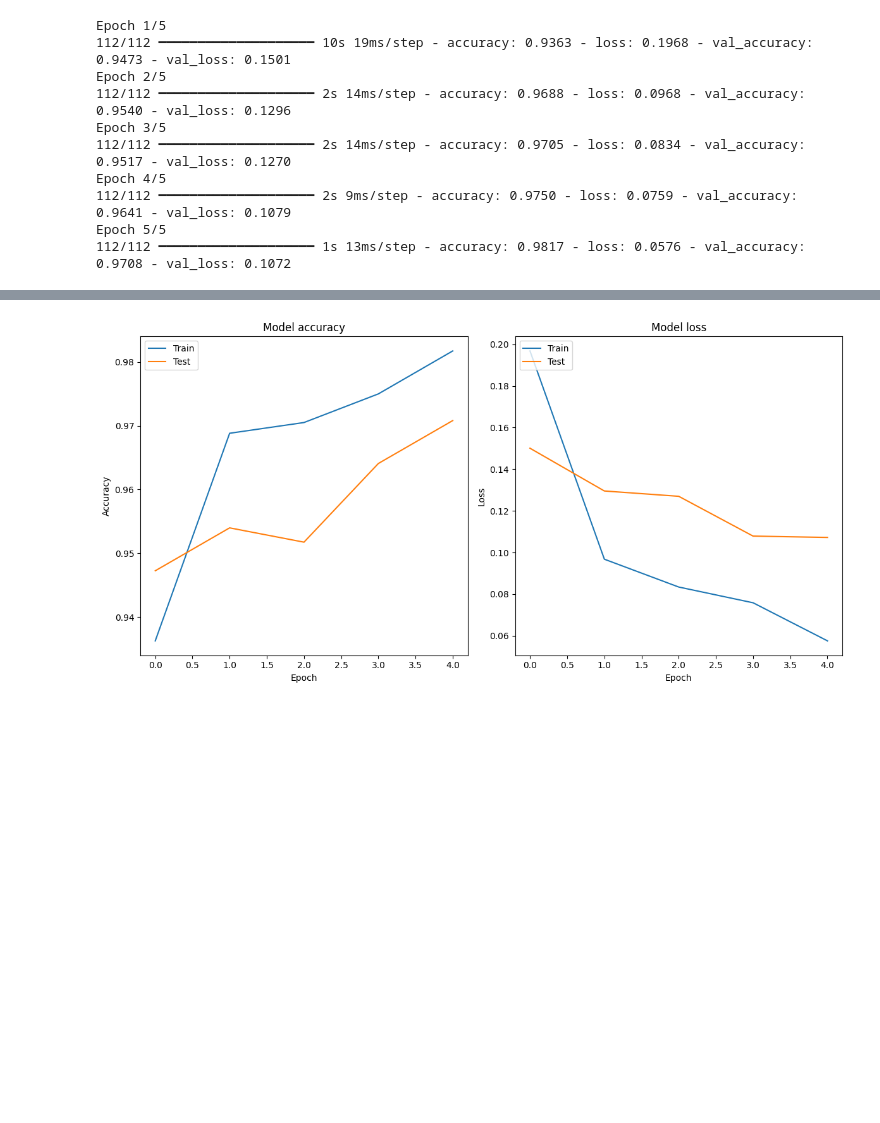
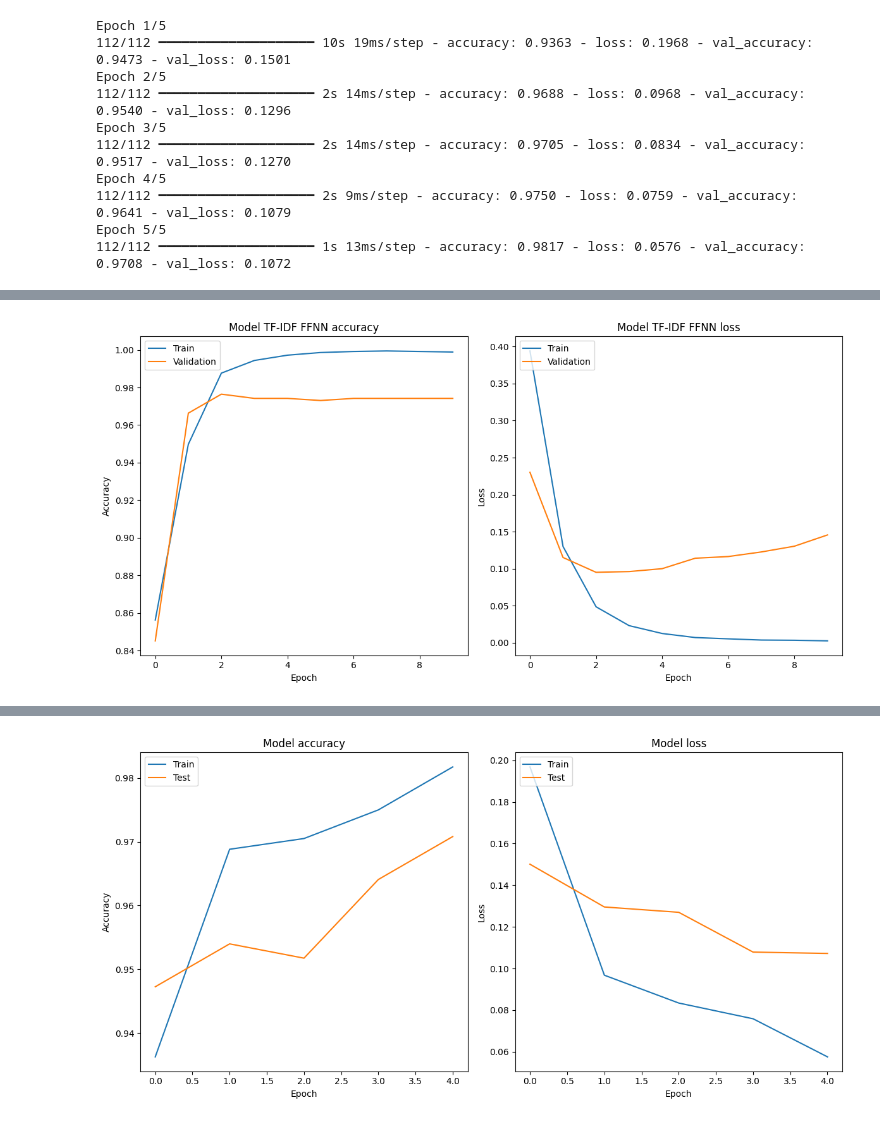
Before and after one commit to leireee08/2.5.NLP_1, a Jupyter notebook: 2_5_NLP_1.ipynb, the cells around one changed output, grey strips where cells are left out. Cells and saved outputs as stored; diff of their text form; code cells hidden in the pictures; blank space fills up the shorter version.

```diff
--- a/2_5_NLP_1.ipynb
+++ b/2_5_NLP_1.ipynb
@@ -547,0 +566,15 @@ Epoch 5/5
+# %%
+# Definir el modelo FFNN para TF-IDF
+model_tfidf_ffnn = Sequential([
+    Dense(128, activation='relu', input_shape=(X_train_tfidf_dense.shape[1],)),
+    Dropout(0.5),
+    Dense(64, activation='relu'),
+    Dropout(0.5),
+    Dense(1, activation='sigmoid')
+])
+
+# Compilar el modelo
+model_tfidf_ffnn.compile(optimizer='adam', loss='binary_crossentropy', metrics=['accuracy'])
+
+# Printear la arquitectura del modelo
+model_tfidf_ffnn.summary()
@@ -547,0 +599,3 @@ Epoch 5/5
+# %%
+# Entrenar el modelo FFNN con TF-IDF
+history_tfidf_ffnn = model_tfidf_ffnn.fit(X_train_tfidf_dense, y, epochs=10, validation_split=0.2, batch_size=32)
@@ -547,0 +623,25 @@ Epoch 5/5
+# %%
+# Plot training & validation accuracy values
+plt.figure(figsize=(12, 6))
+
+plt.subplot(1, 2, 1)
+plt.plot(history_tfidf_ffnn.history['accuracy'])
+plt.plot(history_tfidf_ffnn.history['val_accuracy'])
+plt.title('Model TF-IDF FFNN accuracy')
+plt.ylabel('Accuracy')
+plt.xlabel('Epoch')
+plt.legend(['Train', 'Validation'], loc='upper left')
+
+# Plot training & validation loss values
+plt.subplot(1, 2, 2)
+plt.plot(history_tfidf_ffnn.history['loss'])
+plt.plot(history_tfidf_ffnn.history['val_loss'])
+plt.title('Model TF-IDF FFNN loss')
+plt.ylabel('Loss')
+plt.xlabel('Epoch')
+plt.legend(['Train', 'Validation'], loc='upper left')
+
+plt.tight_layout()
+plt.show()
+# %% [output]
+[figure, added]
```
Also changed, not shown: parts of 14 cells of this notebook.
